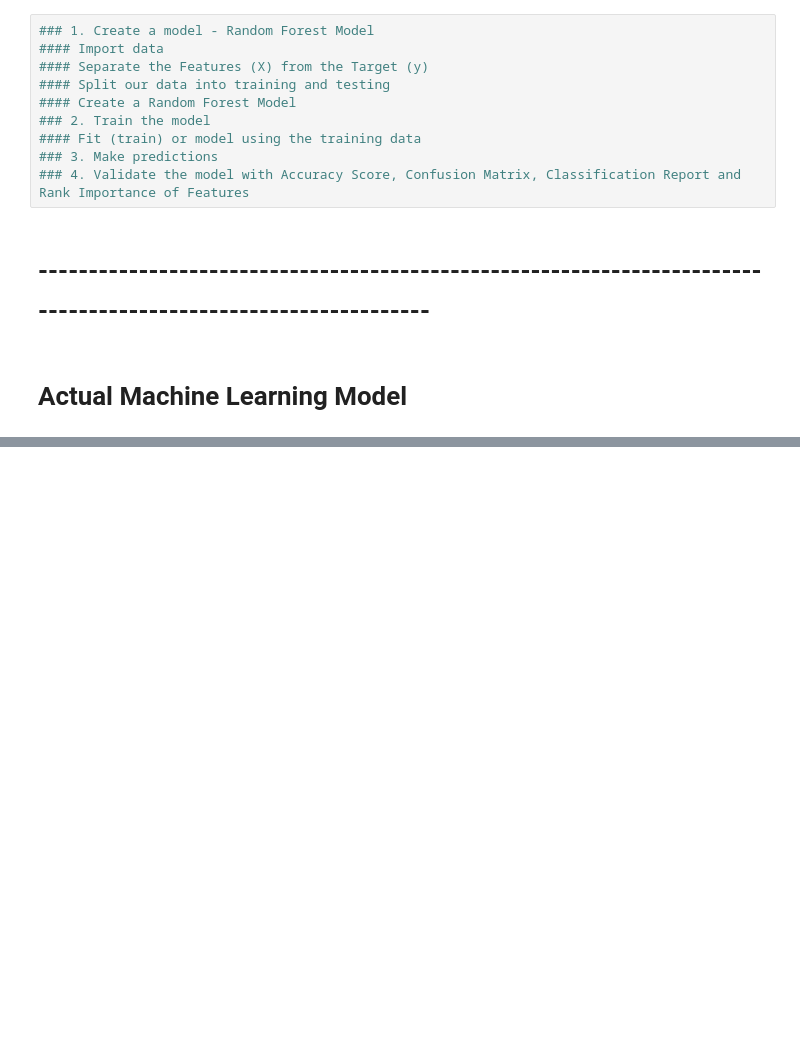
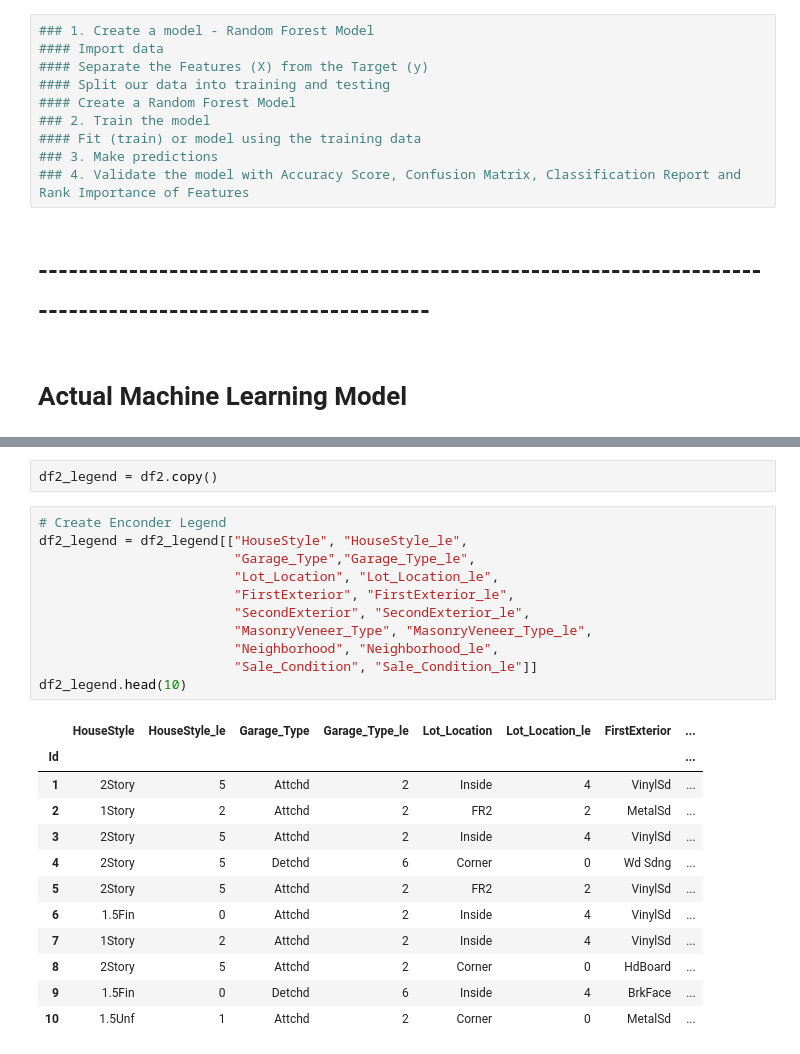
Before and after one commit to serpaulus/Predicting_the_Final_Home_Price, a Jupyter notebook: Machine_Learning_Model.ipynb, the cells around one changed output, grey strips where cells are left out. Cells and saved outputs as stored; diff of their text form; blank space fills up the shorter version.

```diff
--- a/Machine_Learning_Model.ipynb
+++ b/Machine_Learning_Model.ipynb
@@ -968,0 +1126,26 @@ print(df)
+# %%
+df2_legend = df2.copy()
+# %%
+# Create Enconder Legend
+df2_legend = df2_legend[["HouseStyle", "HouseStyle_le",
+                         "Garage_Type","Garage_Type_le",
+                         "Lot_Location", "Lot_Location_le",
+                         "FirstExterior", "FirstExterior_le",
+                         "SecondExterior", "SecondExterior_le",
+                         "MasonryVeneer_Type", "MasonryVeneer_Type_le",
+                         "Neighborhood", "Neighborhood_le",
+                         "Sale_Condition", "Sale_Condition_le"]]
+df2_legend.head(10)
+# %% [output]
+|  | HouseStyle | HouseStyle_le | Garage_Type | Garage_Type_le | Lot_Location | Lot_Location_le | FirstExterior | ... |
+| Id |  |  |  |  |  |  |  | ... |
+| 1 | 2Story | 5 | Attchd | 2 | Inside | 4 | VinylSd | ... |
+| 2 | 1Story | 2 | Attchd | 2 | FR2 | 2 | MetalSd | ... |
+| 3 | 2Story | 5 | Attchd | 2 | Inside | 4 | VinylSd | ... |
+| 4 | 2Story | 5 | Detchd | 6 | Corner | 0 | Wd Sdng | ... |
+| 5 | 2Story | 5 | Attchd | 2 | FR2 | 2 | VinylSd | ... |
+| 6 | 1.5Fin | 0 | Attchd | 2 | Inside | 4 | VinylSd | ... |
+| 7 | 1Story | 2 | Attchd | 2 | Inside | 4 | VinylSd | ... |
+| 8 | 2Story | 5 | Attchd | 2 | Corner | 0 | HdBoard | ... |
+| 9 | 1.5Fin | 0 | Detchd | 6 | Inside | 4 | BrkFace | ... |
+| 10 | 1.5Unf | 1 | Attchd | 2 | Corner | 0 | MetalSd | ... |
```
Also changed, not shown: parts of 45 cells of this notebook.
